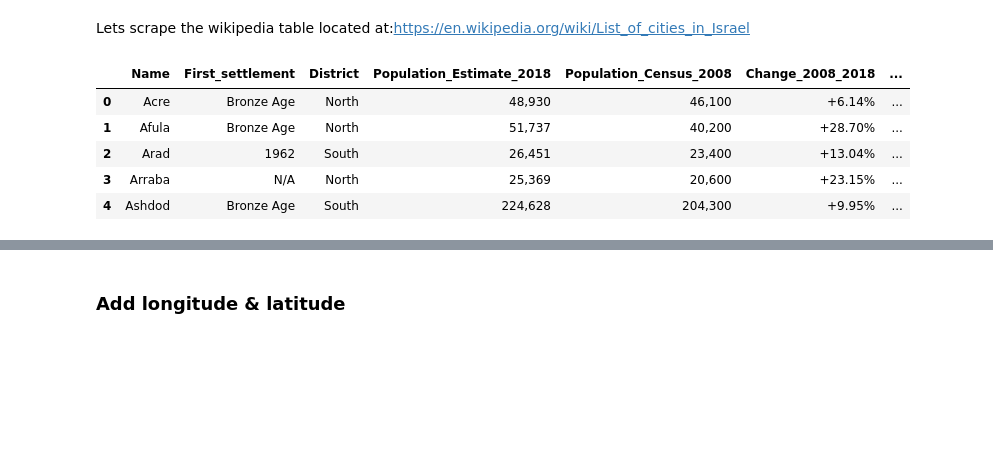
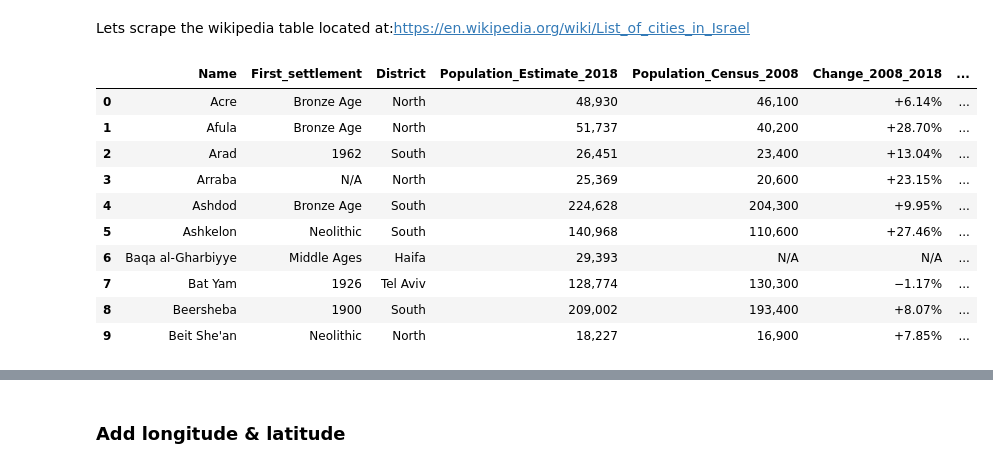
Before and after one commit to guy6400/Coursera_Capstone, a Jupyter notebook: Capstone_Project_Final.ipynb, the cells around one changed output, grey strips where cells are left out. Cells and saved outputs as stored; diff of their text form; code cells hidden in the pictures; blank space fills up the shorter version.

```diff
--- a/Capstone_Project_Final.ipynb
+++ b/Capstone_Project_Final.ipynb
@@ -79,22 +95,27 @@ for row in right_table.findAll('tr'):
 # %%
 #create pandas df
 df_socio=pd.DataFrame(A,columns=['Name'])
 df_socio['First_settlement']=B
 df_socio['District']=D
 df_socio['Population_Estimate_2018']=E
 df_socio['Population_Census_2008']=F
 df_socio['Change_2008_2018']=G
 df_socio['Area_KM']=H
 df_socio['Density_Per_KM']=I
 df_socio['Socio_Economic_Index']=J
-df_socio.head()
+df_socio.head(10)
 # %% [output]
 |  | Name | First_settlement | District | Population_Estimate_2018 | Population_Census_2008 | Change_2008_2018 | ... |
 | 0 | Acre | Bronze Age | North | 48,930 | 46,100 | +6.14% | ... |
 | 1 | Afula | Bronze Age | North | 51,737 | 40,200 | +28.70% | ... |
 | 2 | Arad | 1962 | South | 26,451 | 23,400 | +13.04% | ... |
 | 3 | Arraba | N/A | North | 25,369 | 20,600 | +23.15% | ... |
 | 4 | Ashdod | Bronze Age | South | 224,628 | 204,300 | +9.95% | ... |
+| 5 | Ashkelon | Neolithic | South | 140,968 | 110,600 | +27.46% | ... |
+| 6 | Baqa al-Gharbiyye | Middle Ages | Haifa | 29,393 | N/A | N/A | ... |
+| 7 | Bat Yam | 1926 | Tel Aviv | 128,774 | 130,300 | −1.17% | ... |
+| 8 | Beersheba | 1900 | South | 209,002 | 193,400 | +8.07% | ... |
+| 9 | Beit She'an | Neolithic | North | 18,227 | 16,900 | +7.85% | ... |
 # %%
 df_socio.describe(include="all")
 # %% [output]
```
Also changed, not shown: parts of 48 cells of this notebook, 4 other files.
